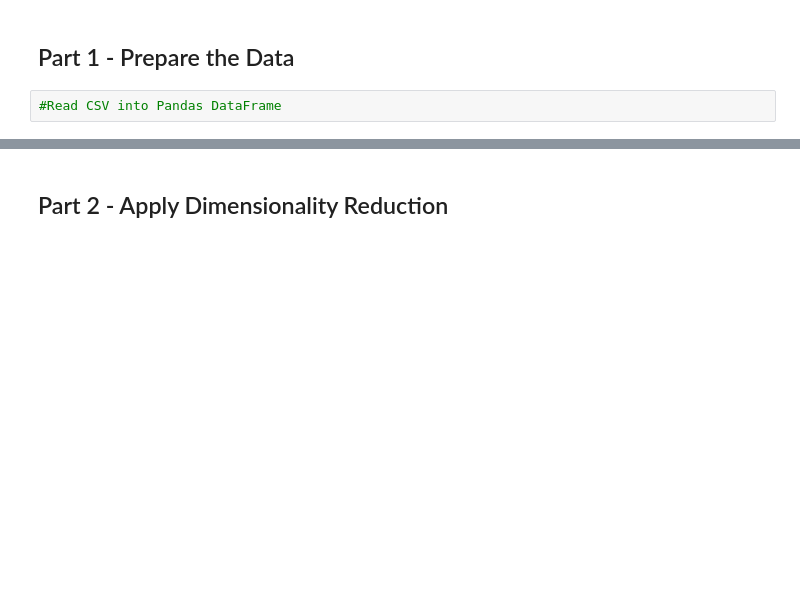
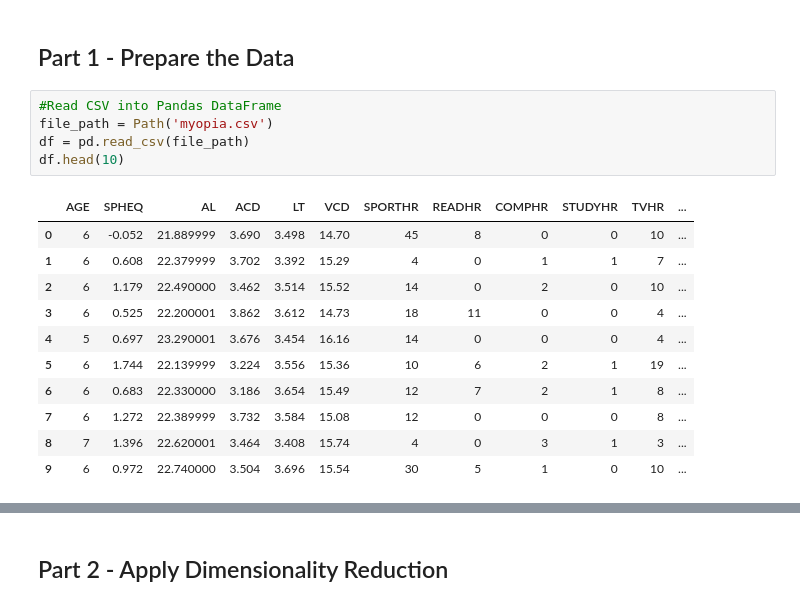
Before and after one commit to bfraser4/Pandas-Unsupervised-Machine-Learning, a Jupyter notebook: myopia.ipynb, the cells around one changed output, grey strips where cells are left out. Cells and saved outputs as stored; diff of their text form; blank space fills up the shorter version.

```diff
--- a/myopia.ipynb
+++ b/myopia.ipynb
@@ -4,5 +11,20 @@
 ## Part 1 - Prepare the Data
 # %%
 #Read CSV into Pandas DataFrame
+file_path = Path('myopia.csv')
+df = pd.read_csv(file_path)
+df.head(10)
+# %% [output]
+|  | AGE | SPHEQ | AL | ACD | LT | VCD | SPORTHR | READHR | COMPHR | STUDYHR | TVHR | ... |
+| 0 | 6 | -0.052 | 21.889999 | 3.690 | 3.498 | 14.70 | 45 | 8 | 0 | 0 | 10 | ... |
+| 1 | 6 | 0.608 | 22.379999 | 3.702 | 3.392 | 15.29 | 4 | 0 | 1 | 1 | 7 | ... |
+| 2 | 6 | 1.179 | 22.490000 | 3.462 | 3.514 | 15.52 | 14 | 0 | 2 | 0 | 10 | ... |
+| 3 | 6 | 0.525 | 22.200001 | 3.862 | 3.612 | 14.73 | 18 | 11 | 0 | 0 | 4 | ... |
+| 4 | 5 | 0.697 | 23.290001 | 3.676 | 3.454 | 16.16 | 14 | 0 | 0 | 0 | 4 | ... |
+| 5 | 6 | 1.744 | 22.139999 | 3.224 | 3.556 | 15.36 | 10 | 6 | 2 | 1 | 19 | ... |
+| 6 | 6 | 0.683 | 22.330000 | 3.186 | 3.654 | 15.49 | 12 | 7 | 2 | 1 | 8 | ... |
+| 7 | 6 | 1.272 | 22.389999 | 3.732 | 3.584 | 15.08 | 12 | 0 | 0 | 0 | 8 | ... |
+| 8 | 7 | 1.396 | 22.620001 | 3.464 | 3.408 | 15.74 | 4 | 0 | 3 | 1 | 3 | ... |
+| 9 | 6 | 0.972 | 22.740000 | 3.504 | 3.696 | 15.54 | 30 | 5 | 1 | 0 | 10 | ... |
 # %%
 #Remove 'MYOPIC' column from dataset
```
Also changed, not shown: parts of 13 cells of this notebook.
